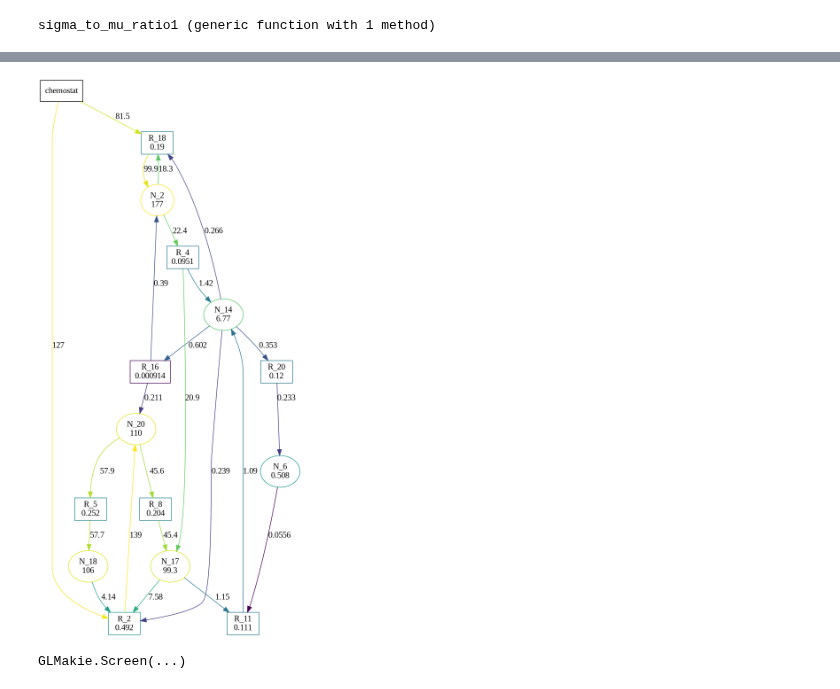
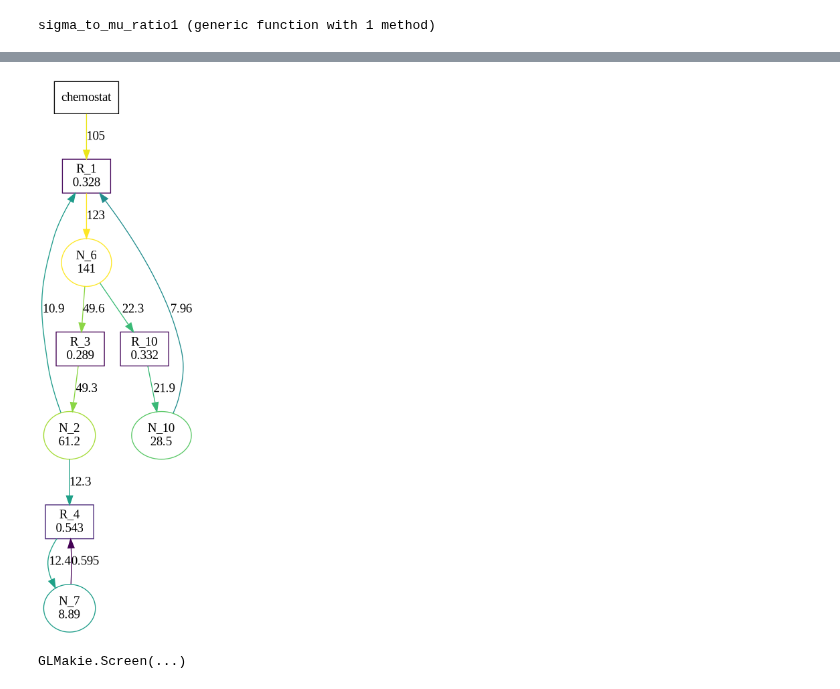
Before and after one commit to kockahonza/SSMC, a Jupyter notebook: notebooks/random_systems.ipynb, the cells around one changed output, grey strips where cells are left out. Cells and saved outputs as stored; diff of their text form; code cells hidden in the pictures.

```diff
--- a/notebooks/random_systems.ipynb
+++ b/notebooks/random_systems.ipynb
@@ -74,10 +71,10 @@ count(params_sss[1][1:Ns] .> 1e-10)
 # %%
-g = diagram_sfss_v3(collect(zip(params, params_sss))[1]...;
+g = diagram_sfss_v3(collect(zip(params, params_sss))[3]...;
     strain_threshold=1e-5,
-    edge_threshold=1e-12
+    # edge_threshold=1e-12
 )
 # %% [output]
-[figure, old version]
+[figure, new version]
 # %%
 display(GLMakie.Screen(), f)
 # %% [output]
```
Also changed, not shown: parts of 8 cells of this notebook, 4 other files.
